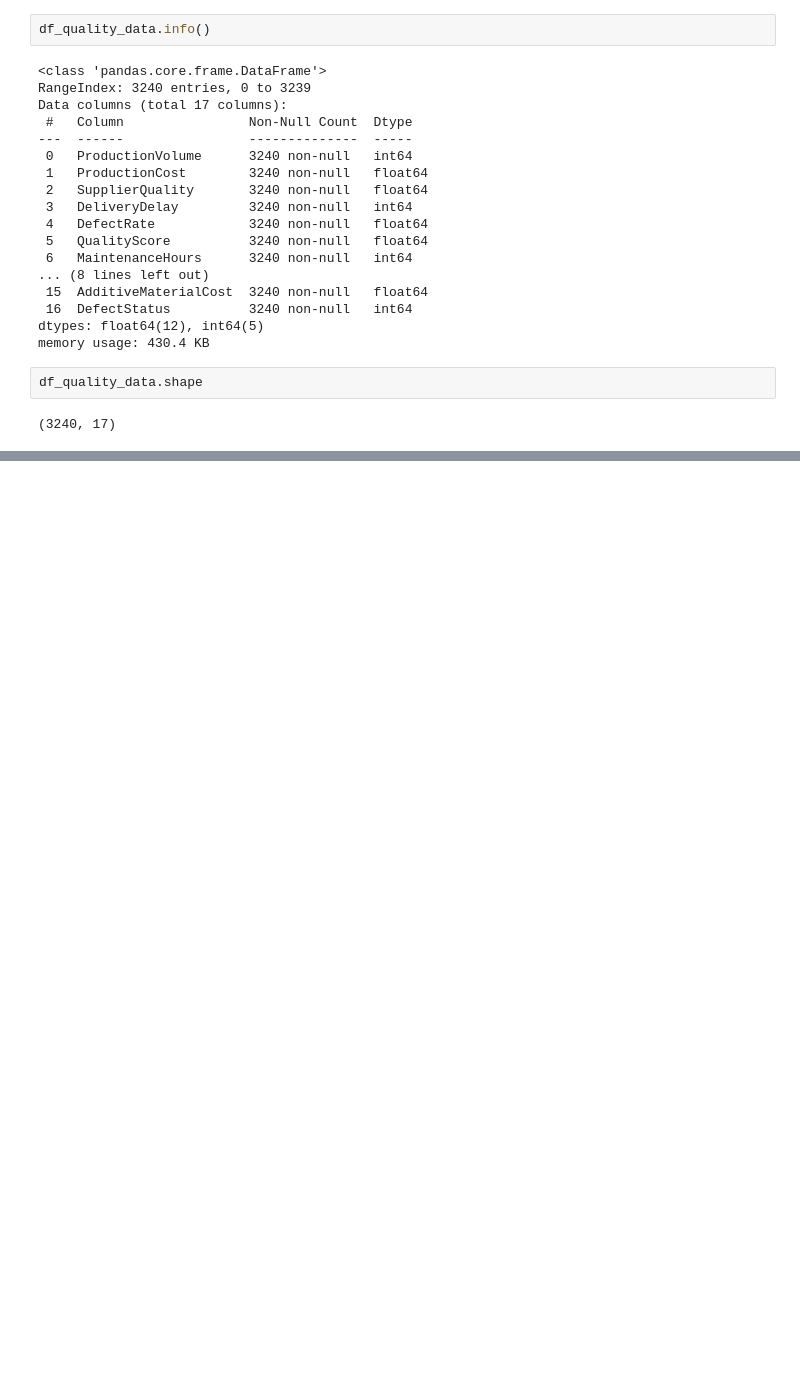
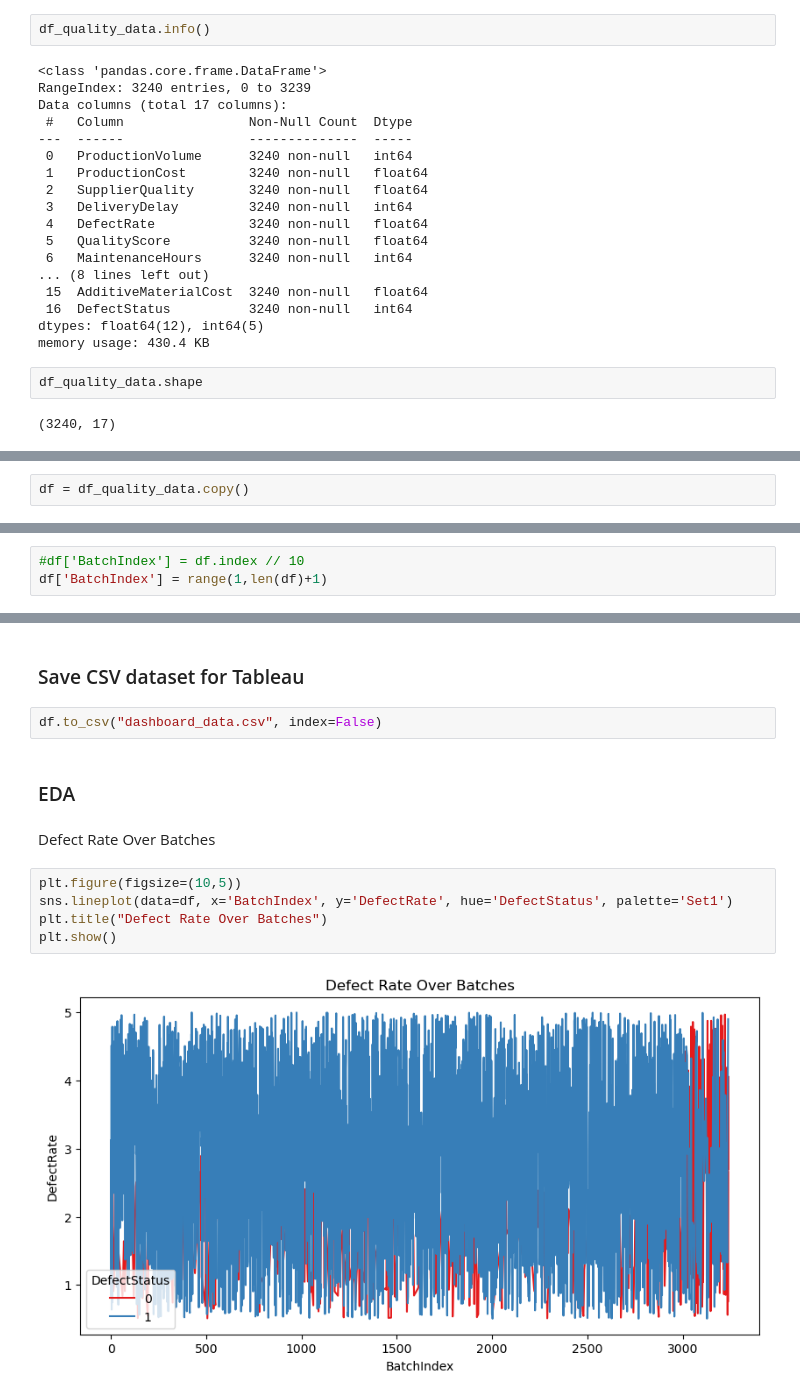
Before and after one commit to bbhatta10/Manufacturing-Quality-Analysis, a Jupyter notebook: quality.ipynb, the cells around one changed output, grey strips where cells are left out. Drawn from its saved outputs; the diff is of its cells as text; blank space fills up the shorter version.

```diff
--- a/quality.ipynb
+++ b/quality.ipynb
@@ -71,0 +89,2 @@ df_quality_data.shape
+# %%
+df = df_quality_data.copy()
@@ -71,0 +93,3 @@ df_quality_data.shape
+# %%
+#df['BatchIndex'] = df.index // 10
+df['BatchIndex'] = range(1,len(df)+1)
@@ -71,0 +136,15 @@ df_quality_data.shape
+# %% [markdown]
+### Save CSV dataset for Tableau
+# %%
+df.to_csv("dashboard_data.csv", index=False)
+# %% [markdown]
+### EDA
+# %% [markdown]
+Defect Rate Over Batches
+# %%
+plt.figure(figsize=(10,5))
+sns.lineplot(data=df, x='BatchIndex', y='DefectRate', hue='DefectStatus', palette='Set1')
+plt.title("Defect Rate Over Batches")
+plt.show()
+# %% [output]
+[figure, added]
```
Also changed, not shown: parts of 13 cells of this notebook, 1 other file.
